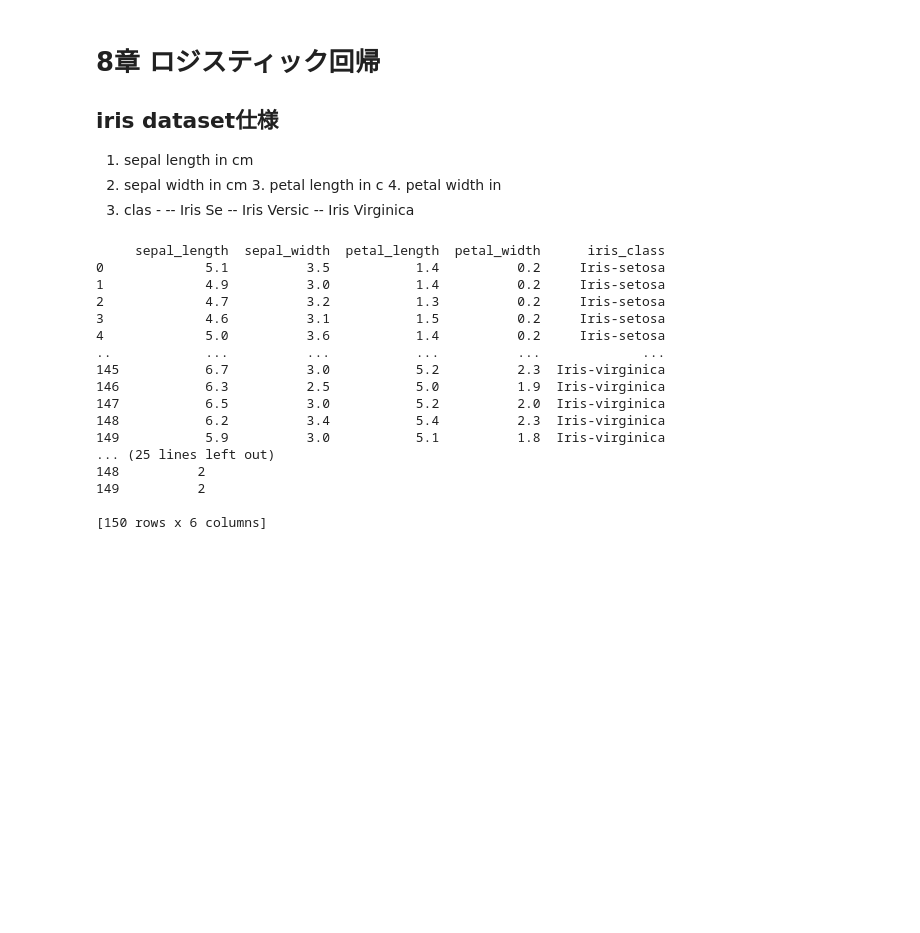
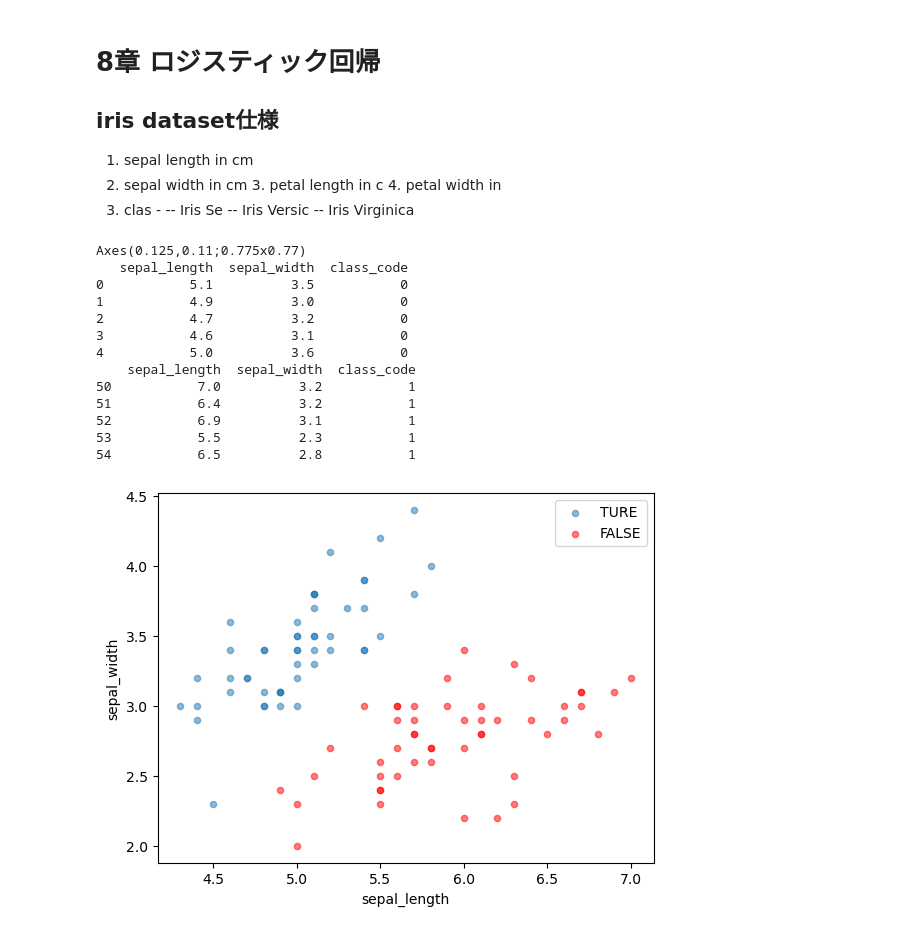
Before and after one commit to hiroooo000/ptr, a Jupyter notebook: jupyternotebook/data2/dl_and_math.ipynb, the cells around one changed output. Saved outputs shown, nothing was run; the diff lists cells and outputs as text; code cells hidden in the pictures; blank space fills up the shorter version.

```diff
--- a/jupyternotebook/data2/dl_and_math.ipynb
+++ b/jupyternotebook/data2/dl_and_math.ipynb
@@ -167,29 +167,35 @@ plt.scatter(data.rm,data.medv)
 # データ読み込み
 
 #iris_row = pd.read_csv('dataset/iris.data', header=None, names=["sepal_length","sepal_width","petal_length","petal_width","class"])
-irisdf = pd.read_csv('dataset/iris.data')
+iris_row_df = pd.read_csv('dataset/iris.data')
 # %%
 
 #irisdf["classcode"]= irisdf.iris_class.apply( lambda x: 0 if x == "Iris-setosa" else 1 if x == "Iris-versicolor" else 2 )
-iris_df2 = irisdf.assign(classcode = irisdf.iris_class.apply( lambda x: 0 if x == "Iris-setosa" else 1 if x == "Iris-versicolor" else 2 ) )
+iris_df = iris_row_df.assign(class_code = iris_row_df.iris_class.apply( lambda x: 0 if x == "Iris-setosa" else 1 if x == "Iris-versicolor" else 2 ) )
 
-print (irisdf)
-print(iris_df2)
+df_cap8 = iris_df.query('class_code in [0,1]').loc[:,["sepal_length","sepal_width","class_code"]]
+
+df_cap8_true = df_cap8.query('class_code == 0')
+df_cap8_false = df_cap8.query('class_code == 1')
+
+ax = df_cap8_true.plot.scatter(x="sepal_length", y="sepal_width", alpha=0.5, label='TURE')
+ax = df_cap8_false.plot.scatter(x="sepal_length", y="sepal_width", c='r', alpha=0.5, label='FALSE',ax=ax)
+print(ax)
+
+print(df_cap8_true.head(5))
+print(df_cap8_false.head(5))
 # %% [output]
-     sepal_length  sepal_width  petal_length  petal_width      iris_class
-0             5.1          3.5           1.4          0.2     Iris-setosa
-1             4.9          3.0           1.4          0.2     Iris-setosa
-2             4.7          3.2           1.3          0.2     Iris-setosa
-3             4.6          3.1           1.5          0.2     Iris-setosa
-4             5.0          3.6           1.4          0.2     Iris-setosa
-..            ...          ...           ...          ...             ...
-145           6.7          3.0           5.2          2.3  Iris-virginica
-146           6.3          2.5           5.0          1.9  Iris-virginica
-147           6.5          3.0           5.2          2.0  Iris-virginica
-148           6.2          3.4           5.4          2.3  Iris-virginica
-149           5.9          3.0           5.1          1.8  Iris-virginica
-... (25 lines left out)
-148          2
-149          2
-
-[150 rows x 6 columns]
+Axes(0.125,0.11;0.775x0.77)
+   sepal_length  sepal_width  class_code
+0           5.1          3.5           0
+1           4.9          3.0           0
+2           4.7          3.2           0
+3           4.6          3.1           0
+4           5.0          3.6           0
+    sepal_length  sepal_width  class_code
+50           7.0          3.2           1
+51           6.4          3.2           1
+52           6.9          3.1           1
+53           5.5          2.3           1
+54           6.5          2.8           1
+[figure, added]
```
Also changed, not shown: parts of 3 cells of this notebook.
